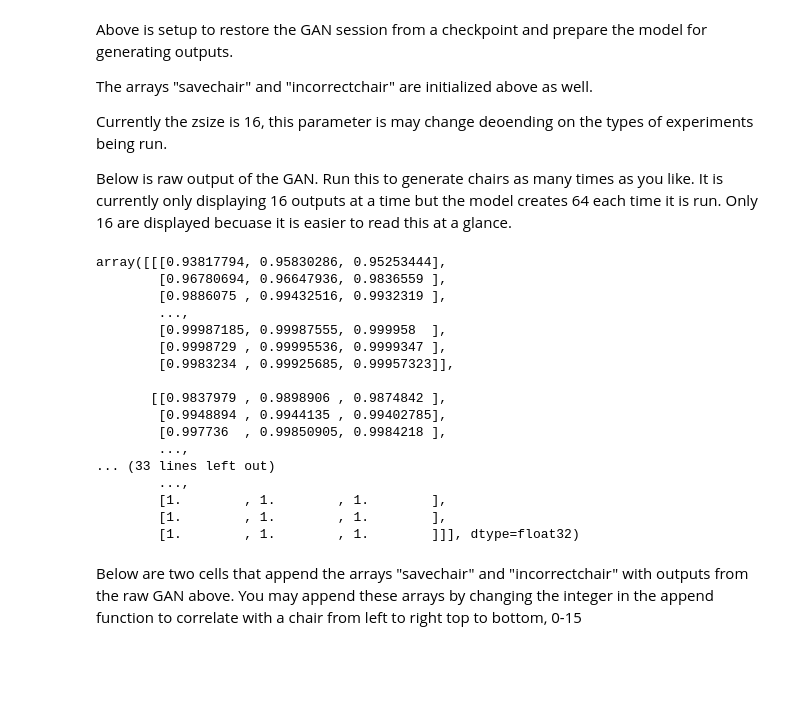
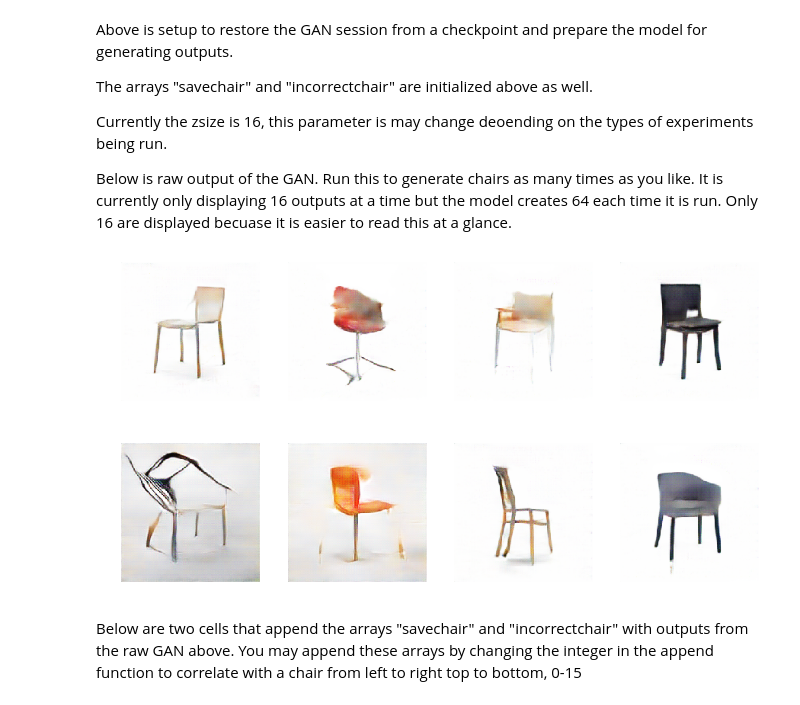
Before and after one commit to IDEO-coLAB/GANs, a Jupyter notebook: notebooks/explore-chairs.ipynb, the cells around one changed output. Saved outputs shown, nothing was run; the diff lists cells and outputs as text; code cells hidden in the pictures; blank space fills up the shorter version.

```diff
--- a/notebooks/explore-chairs.ipynb
+++ b/notebooks/explore-chairs.ipynb
@@ -53,26 +53,9 @@ Below is raw output of the GAN. Run this to generate chairs as many times as you
 # %%
 zdraw = np.random.normal(scale=1.0, size=(batch_size, zsize)).astype('float32')
 imgs = pixels01(model.Gz.eval({ model.Z: zdraw, model.is_training: False }))
-# imshow(imgs[:16])
-imgs[0,:,:,:]
+imshow(imgs[:8])
 # %% [output]
-array([[[0.93817794, 0.95830286, 0.95253444],
-        [0.96780694, 0.96647936, 0.9836559 ],
-        [0.9886075 , 0.99432516, 0.9932319 ],
-        ...,
-        [0.99987185, 0.99987555, 0.999958  ],
-        [0.9998729 , 0.99995536, 0.9999347 ],
-        [0.9983234 , 0.99925685, 0.99957323]],
-
-       [[0.9837979 , 0.9898906 , 0.9874842 ],
-        [0.9948894 , 0.9944135 , 0.99402785],
-        [0.997736  , 0.99850905, 0.9984218 ],
-        ...,
-... (33 lines left out)
-        ...,
-        [1.        , 1.        , 1.        ],
-        [1.        , 1.        , 1.        ],
-        [1.        , 1.        , 1.        ]]], dtype=float32)
+[figure, added]
 # %% [markdown]
 Below are two cells that append the arrays "savechair" and "incorrectchair" with outputs from the raw GAN above. You may append these arrays by changing the integer in the append function to correlate with a chair from left to right top to bottom, 0-15
 # %%
```
Also changed, not shown: parts of 12 cells of this notebook, 45 other files.
